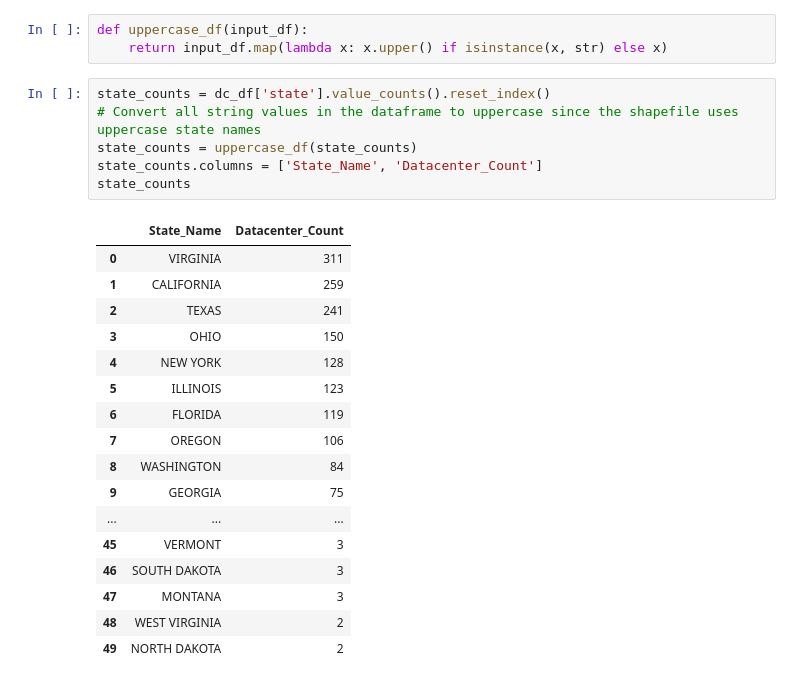
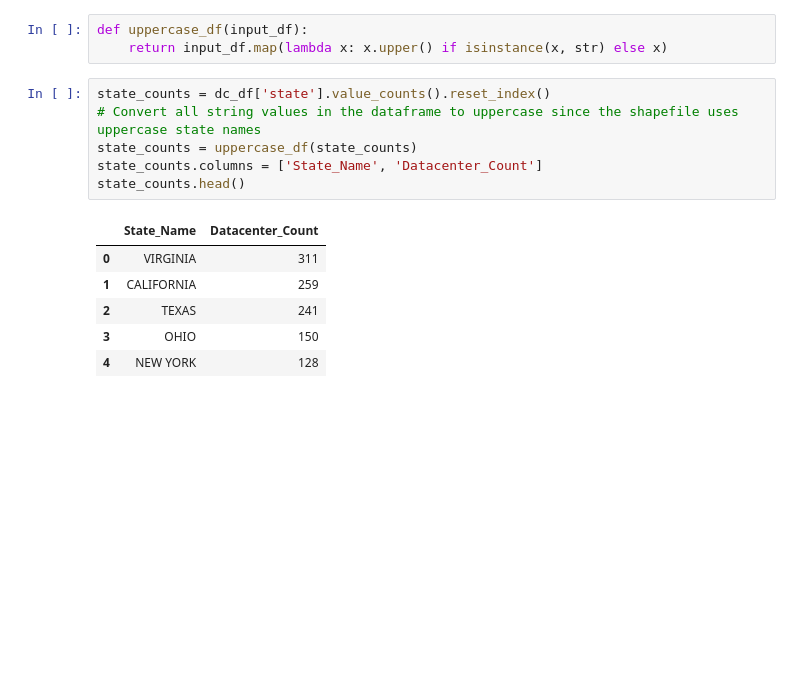
Before and after one commit to trinerye/spatial_exam, a Jupyter notebook: src/testnb.ipynb, the cells around one changed output. Saved outputs shown, nothing was run; the diff lists cells and outputs as text; blank space fills up the shorter version.

```diff
--- a/src/testnb.ipynb
+++ b/src/testnb.ipynb
@@ -98,26 +98,15 @@ def uppercase_df(input_df):
 # %%
 state_counts = dc_df['state'].value_counts().reset_index()
 # Convert all string values in the dataframe to uppercase since the shapefile uses uppercase state names
 state_counts = uppercase_df(state_counts)
 state_counts.columns = ['State_Name', 'Datacenter_Count']
-state_counts
+state_counts.head()
 # %% [output]
 |  | State_Name | Datacenter_Count |
 | 0 | VIRGINIA | 311 |
 | 1 | CALIFORNIA | 259 |
 | 2 | TEXAS | 241 |
 | 3 | OHIO | 150 |
 | 4 | NEW YORK | 128 |
-| 5 | ILLINOIS | 123 |
-| 6 | FLORIDA | 119 |
-| 7 | OREGON | 106 |
-| 8 | WASHINGTON | 84 |
-| 9 | GEORGIA | 75 |
-| ... | ... | ... |
-| 45 | VERMONT | 3 |
-| 46 | SOUTH DAKOTA | 3 |
-| 47 | MONTANA | 3 |
-| 48 | WEST VIRGINIA | 2 |
-| 49 | NORTH DAKOTA | 2 |
 # %%
 # Merge the state counts with the state shapefile map based on state names
```
Also changed, not shown: parts of 14 cells of this notebook.
